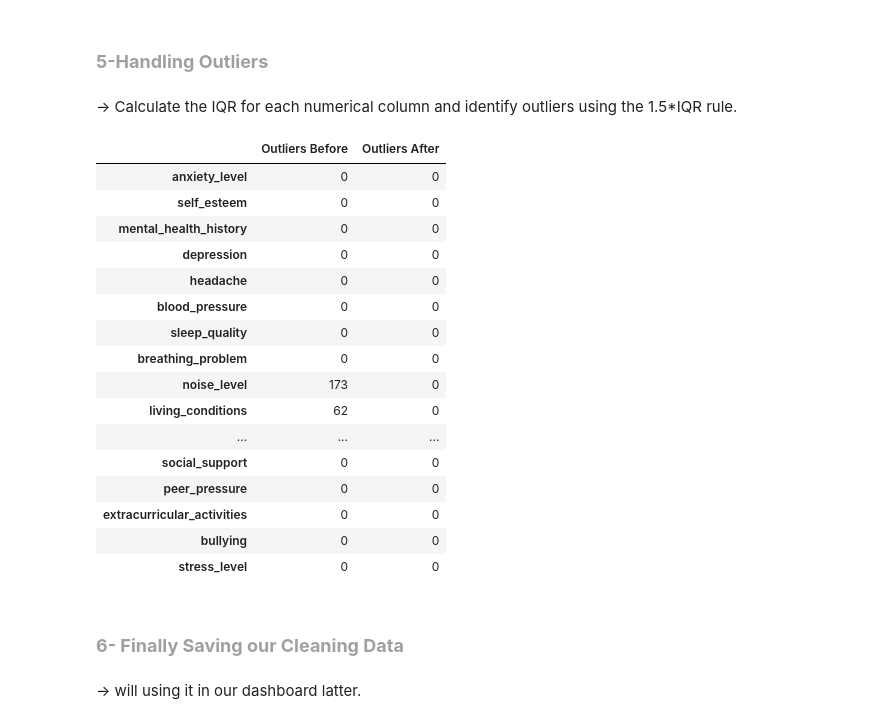
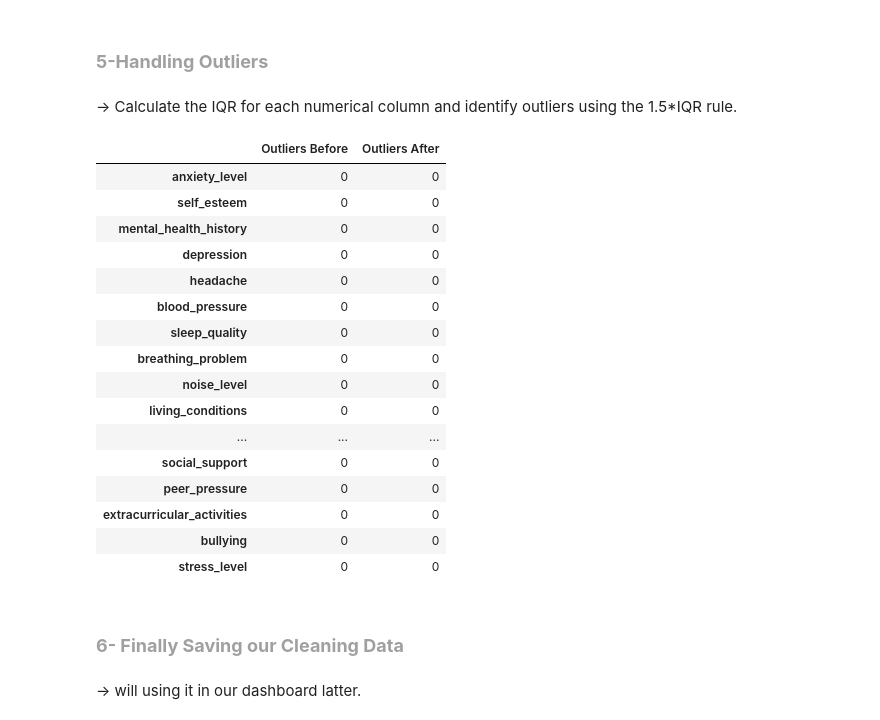
Before and after one commit to sandosaa/ML-project, a Jupyter notebook: ML project.ipynb, the cells around one changed output. Drawn from its saved outputs; the diff is of its cells as text; code cells hidden in the pictures.

```diff
--- a/ML project.ipynb
+++ b/ML project.ipynb
@@ -125,9 +127,12 @@ from sklearn.model_selection import train_test_split
  2-Load Our Data
 
 </h1>
+# %%
+#get the path
+path = 'StressLevelDataset.csv'
 # %%
 #cspell:disable
-data = pd.read_csv(r"C:\Users\omnia\Desktop\2nd semester1\ML project\StressLevelDataset.csv")
+data = pd.read_csv(path)
 print ("\nDisplay The first 10 rows :")
 data.head(10)
 # %% [output]
@@ -260,52 +265,44 @@ dtype: object
 # %%
 numeric_cols = data.select_dtypes(include=np.number).columns
 
 # 1-Count Outliers Before Replacement
 Q1 = data[numeric_cols].quantile(0.25)
 Q3 = data[numeric_cols].quantile(0.75)
 IQR = Q3 - Q1
+lower_bound = Q1 - 1.5 * IQR
+upper_bound = Q3 + 1.5 * IQR
 
 outlier_counts_before = {}
+outlier_counts_after = {}
+
 for col in numeric_cols:
-    lower_bound = Q1[col] - 1.5*IQR[col]
-    upper_bound = Q3[col] + 1.5*IQR[col]
-    count = data[(data[col] < lower_bound) | (data[col] > upper_bound)].shape[0]
-    outlier_counts_before[col] = count
+    outlier_count_before = data[(data[col] < lower_bound[col]) | (data[col] > upper_bound[col])].shape[0]
+    outlier_counts_before[col] = outlier_count_before
 
-# 2-Replace Outliers with Median
-for col in numeric_cols:
-    lower_bound = Q1[col] - 1.5*IQR[col]
-    upper_bound = Q3[col] + 1.5*IQR[col]
-    median = data[col].median()
-    data[col] = np.where((data[col] < lower_bound) | (data[col] > upper_bound), median, data[col])
+    data[col] = np.where((data[col] < lower_bound[col]) | (data[col] > upper_bound[col]), data[col].median(), data[col])
 
-# 3-Count Outliers After Replacement
-outlier_counts_after = {}
-for col in numeric_cols:
-    lower_bound = Q1[col] - 1.5*IQR[col]
-    upper_bound = Q3[col] + 1.5*IQR[col]
-    count = data[(data[col] < lower_bound) | (data[col] > upper_bound)].shape[0]
-    outlier_counts_after[col] = count
+    outlier_count_after = data[(data[col] < lower_bound[col]) | (data[col] > upper_bound[col])].shape[0]
+    outlier_counts_after[col] = outlier_count_after
 
 # 4- Combine in DataFrame
 outlier_summary = pd.DataFrame({
     "Outliers Before": outlier_counts_before,
     "Outliers After": outlier_counts_after
 })
 
 outlier_summary
 # %% [output]
 |  | Outliers Before | Outliers After |
 | anxiety_level | 0 | 0 |
 | self_esteem | 0 | 0 |
 | mental_health_history | 0 | 0 |
 | depression | 0 | 0 |
 | headache | 0 | 0 |
 | blood_pressure | 0 | 0 |
 | sleep_quality | 0 | 0 |
 | breathing_problem | 0 | 0 |
-| noise_level | 173 | 0 |
-| living_conditions | 62 | 0 |
+| noise_level | 0 | 0 |
+| living_conditions | 0 | 0 |
 | ... | ... | ... |
 | social_support | 0 | 0 |
 | peer_pressure | 0 | 0 |
```
Also changed, not shown: parts of 21 cells of this notebook.
